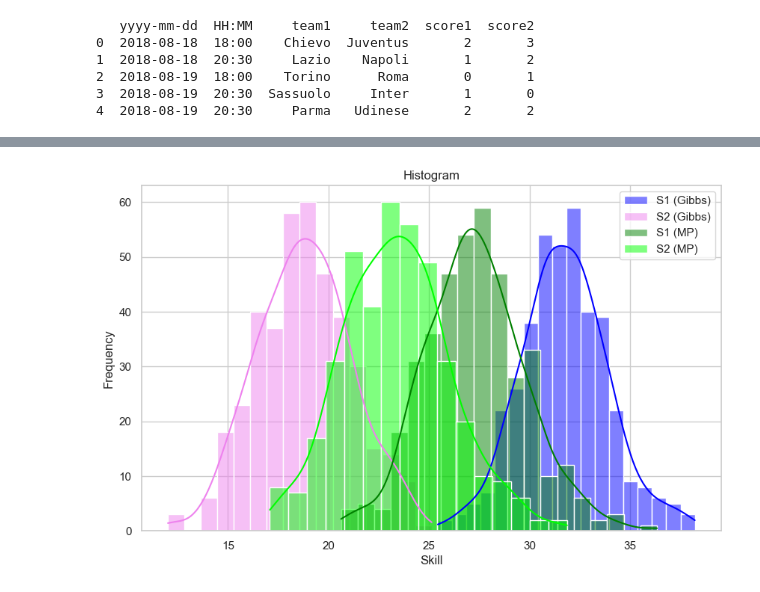
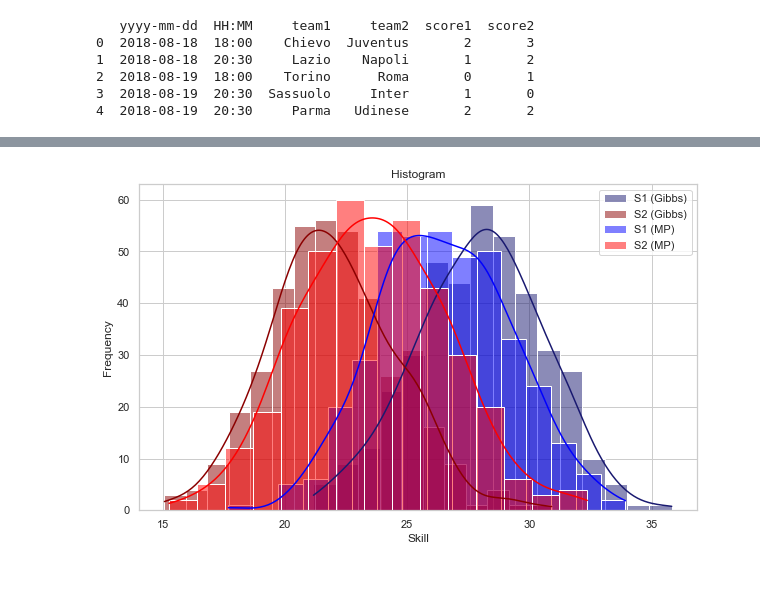
Before and after one commit to axeUUeng/APMASK-Project, a Jupyter notebook: Q8.ipynb, the cells around one changed output, grey strips where cells are left out. Cells and saved outputs as stored; diff of their text form; code cells hidden in the pictures.

```diff
--- a/Q8.ipynb
+++ b/Q8.ipynb
@@ -7,14 +7,14 @@ import pandas as pd
 from tqdm import tqdm
 # %%
 
-def mutiplyGauss (m1 , s1 , m2 , s2):
+def multiplyGauss (m1 , s1 , m2 , s2):
     s = 1 / (1/s1 + 1/s2)
     m = (m1/s1 + m2/s2) * s
     return m, s
 
 
 def divideGauss (m1 , s1 , m2 , s2):
-    m, s = mutiplyGauss(m1 , s1 , m2 , -s2)
+    m, s = multiplyGauss(m1 , s1 , m2 , -s2)
     return m, s
 
 def truncGaussMM (a, b, m0 , s0):
@@ -222,15 +80,17 @@ plt.show()
 # %%
-num_samples= 1000
+num_samples= 10000   # Nr of Gibbs samples
 
-mu1 = 26.0
-sigma1 = 9.0
+# Prior parameters
+mu1 = 25
+sigma1 = 10
 
 mu2 = 25.0
 sigma2 = 10.0
 
-beta_inv = 0.8
-y= 1
+beta_inv = 10
+y = 1    # If y = 1, player 1 wins. y = -1, player 2 wins
 
+# Initial samples for Gibbs
 s1 = np.random.normal(mu1, np.sqrt(sigma1))
 s2 = np.random.normal(mu2, np.sqrt(sigma2))
 
@@ -239,37 +99,37 @@ mu1_gibbs, mu2_gibbs, sigma1_gibbs, sigma2_gibbs, _ = get_posterior(initial_poin
                                                             y = y,
                                                             beta_inv = beta_inv,
                                                             m_s = np.array([[mu1], [mu2]]),
                                                             sigma_s = np.array([[sigma1, 0], [0, sigma2]]))
 
 mt, st = truncGaussMM(0, np.inf, mu1-mu2 , beta_inv + sigma1 + sigma2) if y==1 else  truncGaussMM(-np.inf, 0, mu1-mu2 , beta_inv + sigma1 + sigma2)
 
 m6, s6 = divideGauss(mt , st , mu1-mu2 , beta_inv + sigma1 + sigma2)
 
 m71, m72 = m6 + mu2, -m6 + mu1
 s71, s72 = beta_inv + sigma2 + s6, beta_inv + sigma1 + s6
 
-mu1_MP, sigma1_MP = mutiplyGauss(mu1, sigma1, m71, s71)
-mu2_MP, sigma2_MP = mutiplyGauss(mu2, sigma2, m72, s72)
+mu1_MP, sigma1_MP = multiplyGauss(mu1, sigma1, m71, s71)
+mu2_MP, sigma2_MP = multiplyGauss(mu2, sigma2, m72, s72)
 
 num_samples_hist = 400
 S1_gibbs_samples = np.random.normal(mu1_gibbs, np.sqrt(sigma1_gibbs), num_samples_hist)
 S2_gibbs_samples = np.random.normal(mu2_gibbs, np.sqrt(sigma2_gibbs), num_samples_hist)
 
 S1_MP_samples = np.random.normal(mu1_MP, np.sqrt(sigma1_MP), num_samples_hist)
 S2_MP_samples = np.random.normal(mu2_MP, np.sqrt(sigma2_MP), num_samples_hist)
 
 
 plt.figure(figsize=(10, 6))
-sns.histplot(S1_gibbs_samples, kde=True, label='S1 (Gibbs)', color = 'blue')
-sns.histplot(S2_gibbs_samples, kde=True, label='S2 (Gibbs)', color = 'violet')
-sns.histplot(S1_MP_samples, kde=True, label='S1 (MP)', color = 'green')
-sns.histplot(S2_MP_samples, kde=True, label='S2 (MP)', color = 'lime')
+sns.histplot(S1_gibbs_samples, kde=True, label='S1 (Gibbs)', color = 'midnightblue')
+sns.histplot(S2_gibbs_samples, kde=True, label='S2 (Gibbs)', color = 'darkred')
+sns.histplot(S1_MP_samples, kde=True, label='S1 (MP)', color = 'blue')
+sns.histplot(S2_MP_samples, kde=True, label='S2 (MP)', color = 'red')
 
 
 plt.xlabel('Skill')
 plt.ylabel('Frequency')
 plt.title(f'Histogram')
 plt.legend()
 plt.show()
 # %% [output]
-[figure, old version]
+[figure, new version]
```
Also changed, not shown: parts of 3 cells of this notebook.
